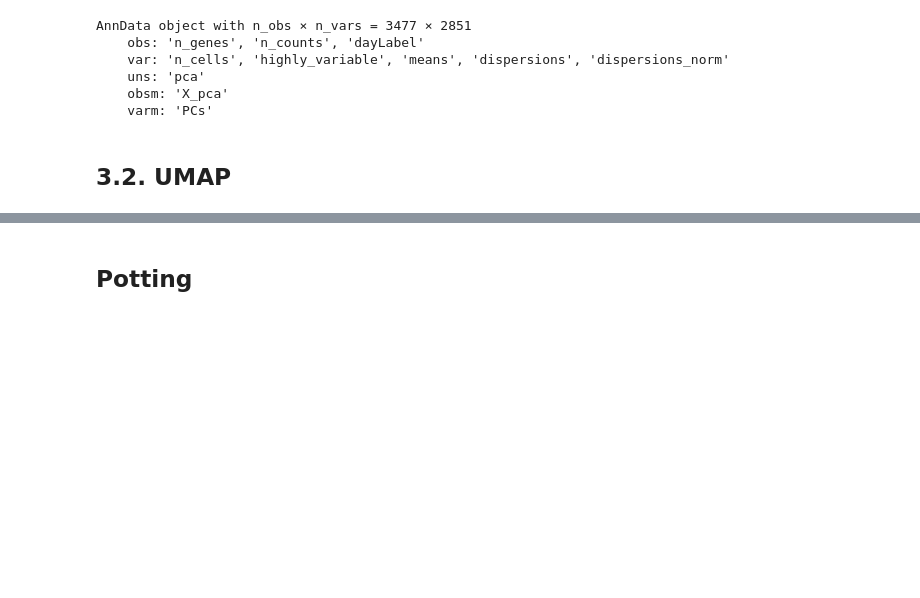
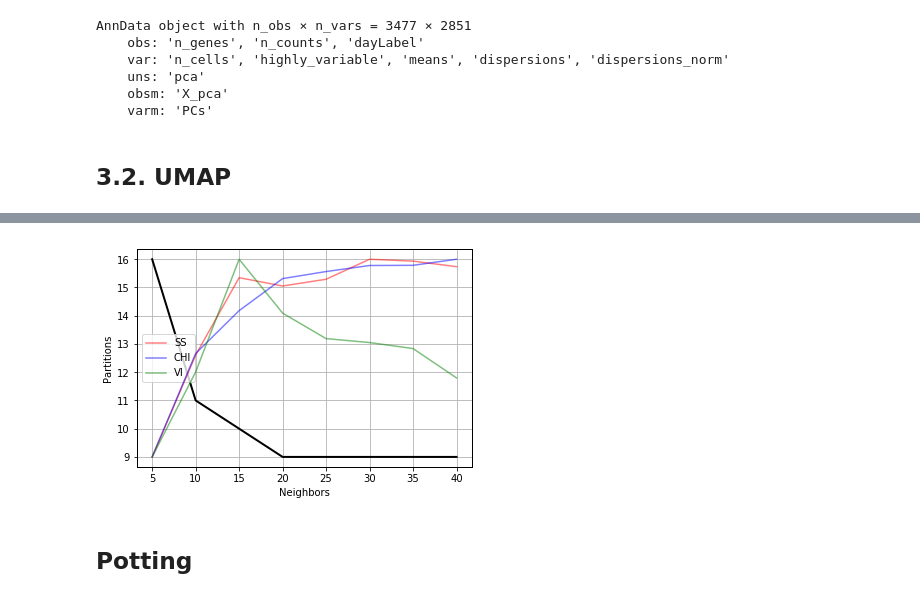
Before and after one commit to adelomana/malko, a Jupyter notebook: melanoma/visualization/genes/scanpy.genes.ipynb, the cells around one changed output, grey strips where cells are left out. Drawn from its saved outputs; the diff is of its cells as text; code cells hidden in the pictures; blank space fills up the shorter version.

```diff
--- a/melanoma/visualization/genes/scanpy.genes.ipynb
+++ b/melanoma/visualization/genes/scanpy.genes.ipynb
@@ -184,6 +140,0 @@ AnnData object with n_obs × n_vars = 3477 × 2851
-# %%
-nei=15
-scanpy.pp.neighbors(adata,n_neighbors=nei,n_pcs=50)
-scanpy.tl.umap(adata)
-scanpy.tl.louvain(adata)
-scanpy.pl.umap(adata, color=['louvain'],palette='Set3')
@@ -223,22 +184,0 @@ def stateFinder(nei):
-# %%
-# dont forget to bootstrap: select the same data set randomly, then evaluate clusters that
-# and to use 3D
-print(datetime.datetime.now().strftime("%Y-%m-%d %H:%M:%S"))
-
-scanpy.settings.verbosity=0
-numberOfThreads=4
-bootstrapRank=10
-
-fine=numpy.arange(5,31,1)
-coarse=numpy.arange(35,55,5)
-veryCoarse=numpy.arange(75,225,25)
-joined=numpy.concatenate((fine,coarse))
-numberOfNeighbors=numpy.concatenate((joined,veryCoarse))
-numberOfNeighbors=numpy.arange(10,30+10,10)
-print(numberOfNeighbors)
-
-hydra=multiprocessing.pool.Pool(numberOfThreads)
-results=hydra.map(stateFinder,numberOfNeighbors)
-
-scanpy.settings.verbosity=5
-print(datetime.datetime.now().strftime("%Y-%m-%d %H:%M:%S"))
@@ -250,34 +186,36 @@ NameError: name 'multiprocessing' is not defined
 a=[result[0] for result in results]
 b=[result[1] for result in results]
 c=[result[2] for result in results]
 d=[result[3] for result in results]
 e=[result[4] for result in results]
 
 fig, ax1 = matplotlib.pyplot.subplots()
 line1=ax1.plot(a,b,'-',color='black',lw=2)
 
 
 ax2=ax1.twinx()
 ax2.set_yticks([])
 line2=ax2.plot(a,c,'-',color='red',label='SS',alpha=0.5)
 
 ax3=ax1.twinx()
 ax3.set_yticks([])
 line3=ax3.plot(a,d,'-',color='blue',label='CHI',alpha=0.5)
 
 ax4=ax1.twinx()
 ax4.set_yticks([])
 line4=ax4.plot(a,e,'-',color='green',label='VI',alpha=0.5)
 
 
 lns = line2+line3+line4
 labs = [l.get_label() for l in lns]
 ax1.legend(lns, labs,loc=6)
 
 ax1.set_ylabel('Partitions')
 ax1.set_xlabel('Neighbors')
 ax1.grid()
-ax1.set_xlim([2,50.5])
+#ax1.set_xlim([2,50.5])
+# %% [output]
+[figure, added]
 # %% [markdown]
 ## Potting
 # %%
```
Also changed, not shown: parts of 14 cells of this notebook, 4 other files.
